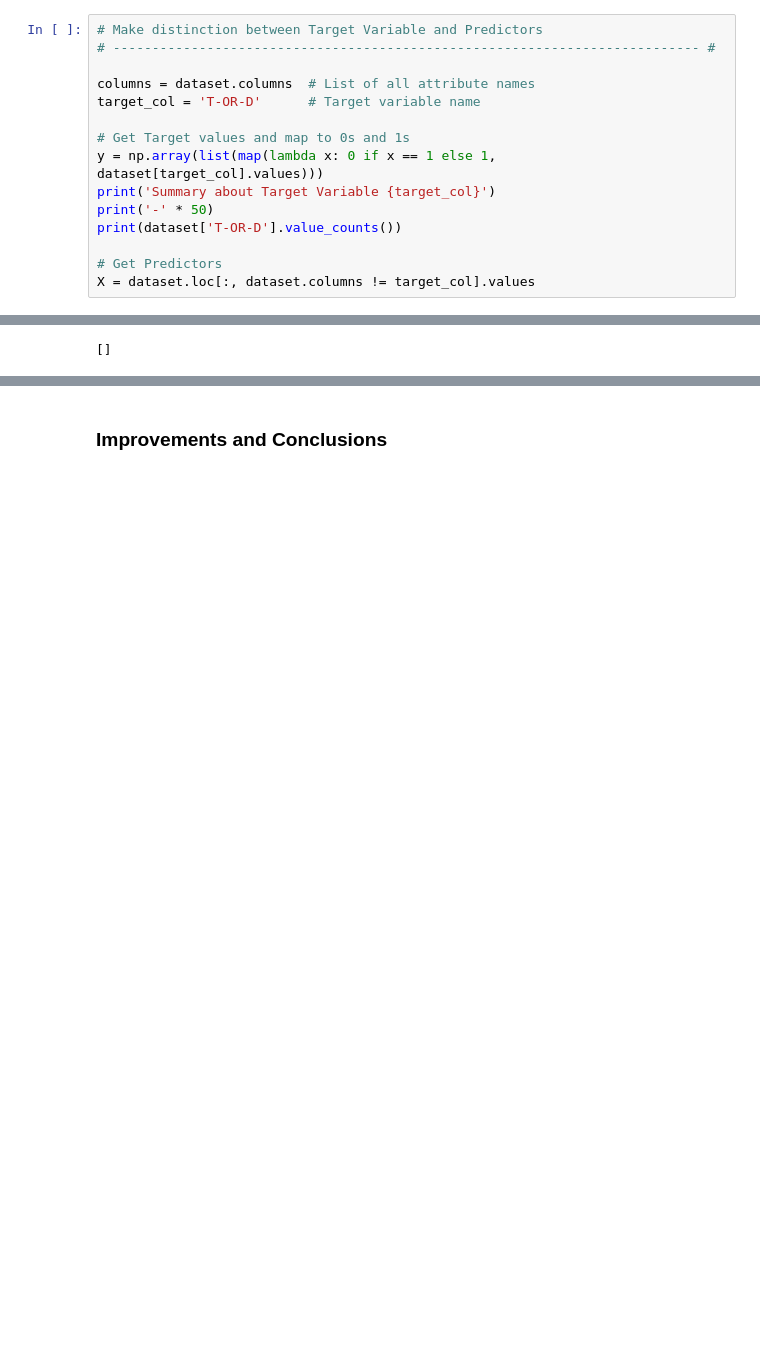
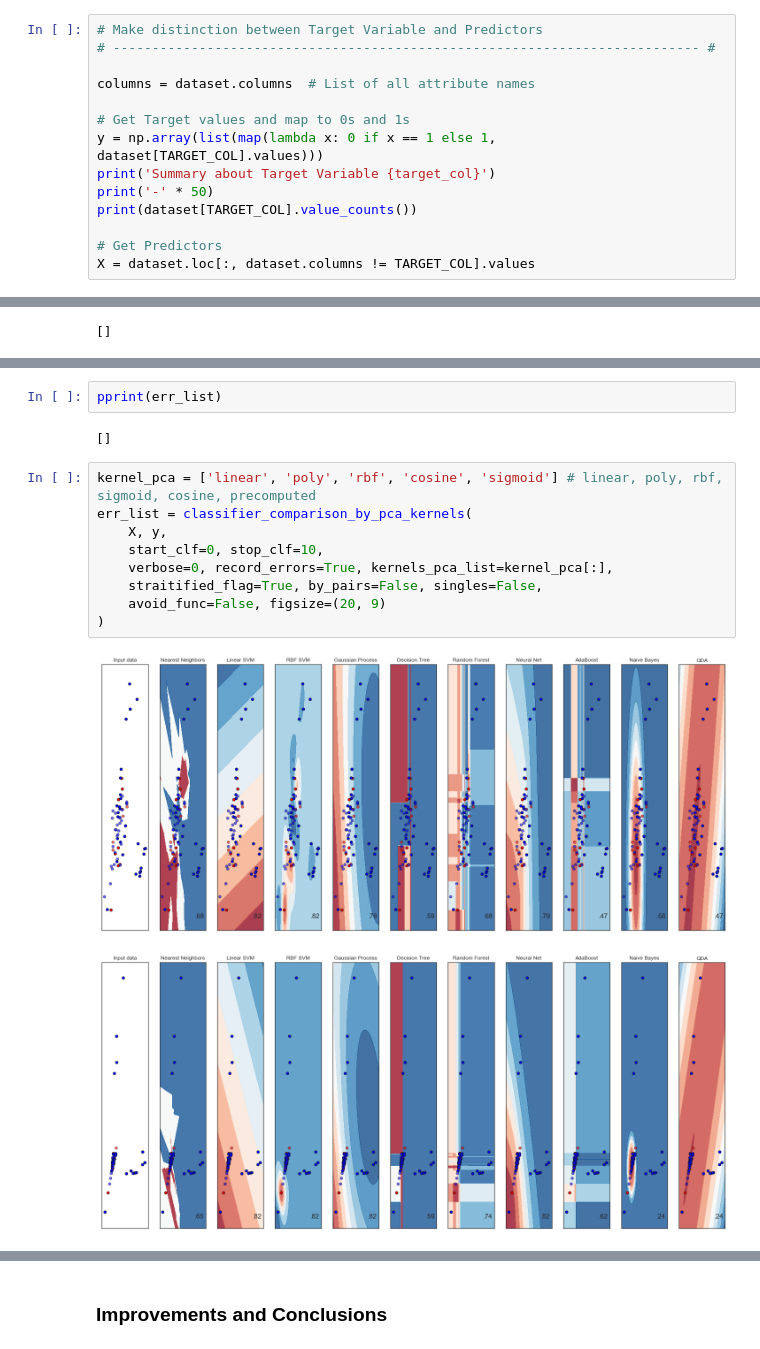
Before and after one commit to franec94/Pittsburgh-Bridge-Dataset, a Jupyter notebook: pittsburgh-bridges-data-set-analysis/Data Space Report (Official) - Two-Dimensional Analyses-Grid-Search-v1.0.0-compact.ipynb, the cells around one changed output, grey strips where cells are left out. Cells and saved outputs as stored; diff of their text form; blank space fills up the shorter version.

Commit message:
Added function for displaying decision boundaries along with contours for all supported kernelPCA

```diff
--- a/pittsburgh-bridges-data-set-analysis/Data Space Report (Official) - Two-Dimensional Analyses-Grid-Search-v1.0.0-compact.ipynb
+++ b/pittsburgh-bridges-data-set-analysis/Data Space Report (Official) - Two-Dimensional Analyses-Grid-Search-v1.0.0-compact.ipynb
@@ -98,16 +97,15 @@ target_col = 'T-OR-D'
 # --------------------------------------------------------------------------- #
 
 columns = dataset.columns  # List of all attribute names
-target_col = 'T-OR-D'      # Target variable name
 
 # Get Target values and map to 0s and 1s
-y = np.array(list(map(lambda x: 0 if x == 1 else 1, dataset[target_col].values)))
+y = np.array(list(map(lambda x: 0 if x == 1 else 1, dataset[TARGET_COL].values)))
 print('Summary about Target Variable {target_col}')
 print('-' * 50)
-print(dataset['T-OR-D'].value_counts())
+print(dataset[TARGET_COL].value_counts())
 
 # Get Predictors
-X = dataset.loc[:, dataset.columns != target_col].values
+X = dataset.loc[:, dataset.columns != TARGET_COL].values
 # %% [output]
 Summary about Target Variable {target_col}
 --------------------------------------------------
@@ -280,0 +258,16 @@ err_list = classifier_comparison(
+# %%
+pprint(err_list)
+# %% [output]
+[]
+# %%
+kernel_pca = ['linear', 'poly', 'rbf', 'cosine', 'sigmoid'] # linear, poly, rbf, sigmoid, cosine, precomputed
+err_list = classifier_comparison_by_pca_kernels(
+    X, y,
+    start_clf=0, stop_clf=10,
+    verbose=0, record_errors=True, kernels_pca_list=kernel_pca[:],
+    straitified_flag=True, by_pairs=False, singles=False,
+    avoid_func=False, figsize=(20, 9)
+)
+# %% [output]
+[figure, added]
+[figure, added]
```
Also changed, not shown: parts of 5 cells of this notebook, 2 other files.
